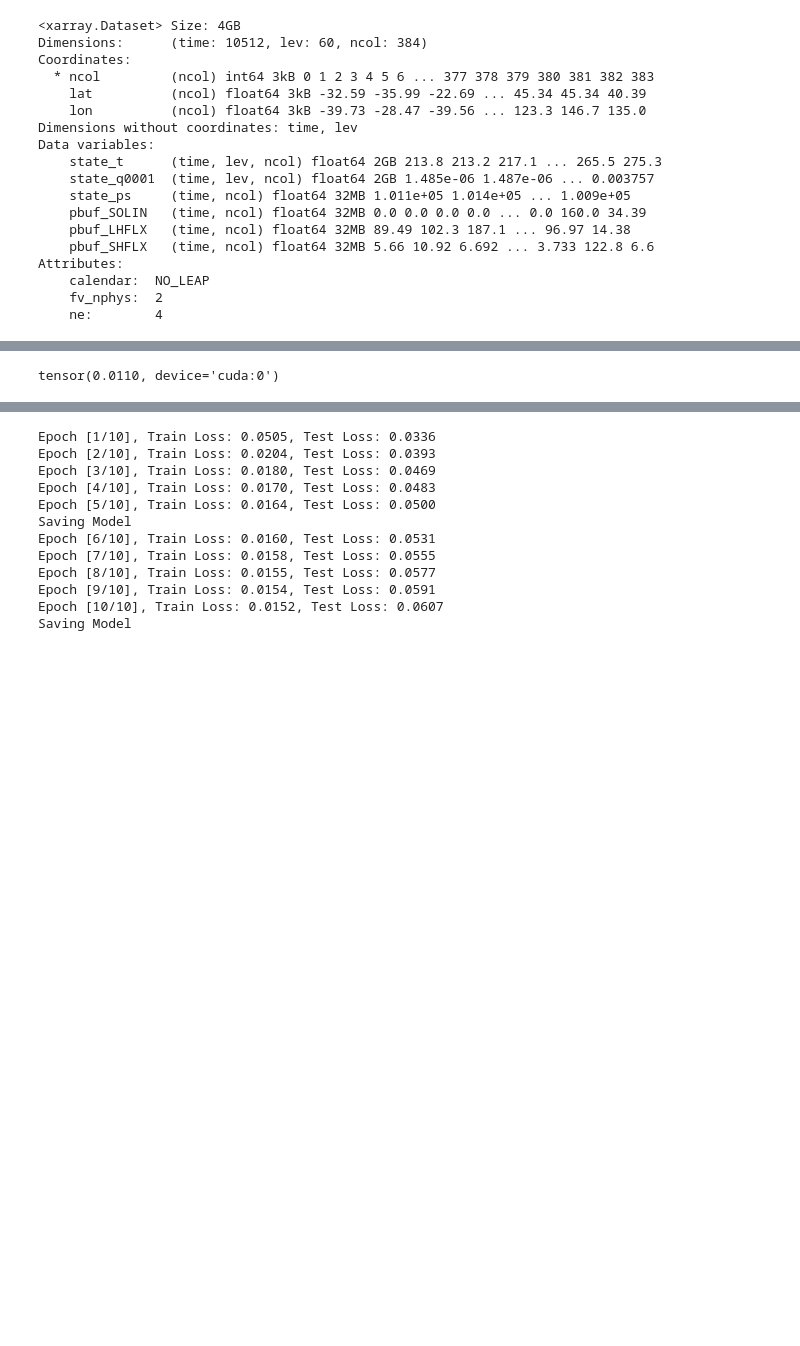
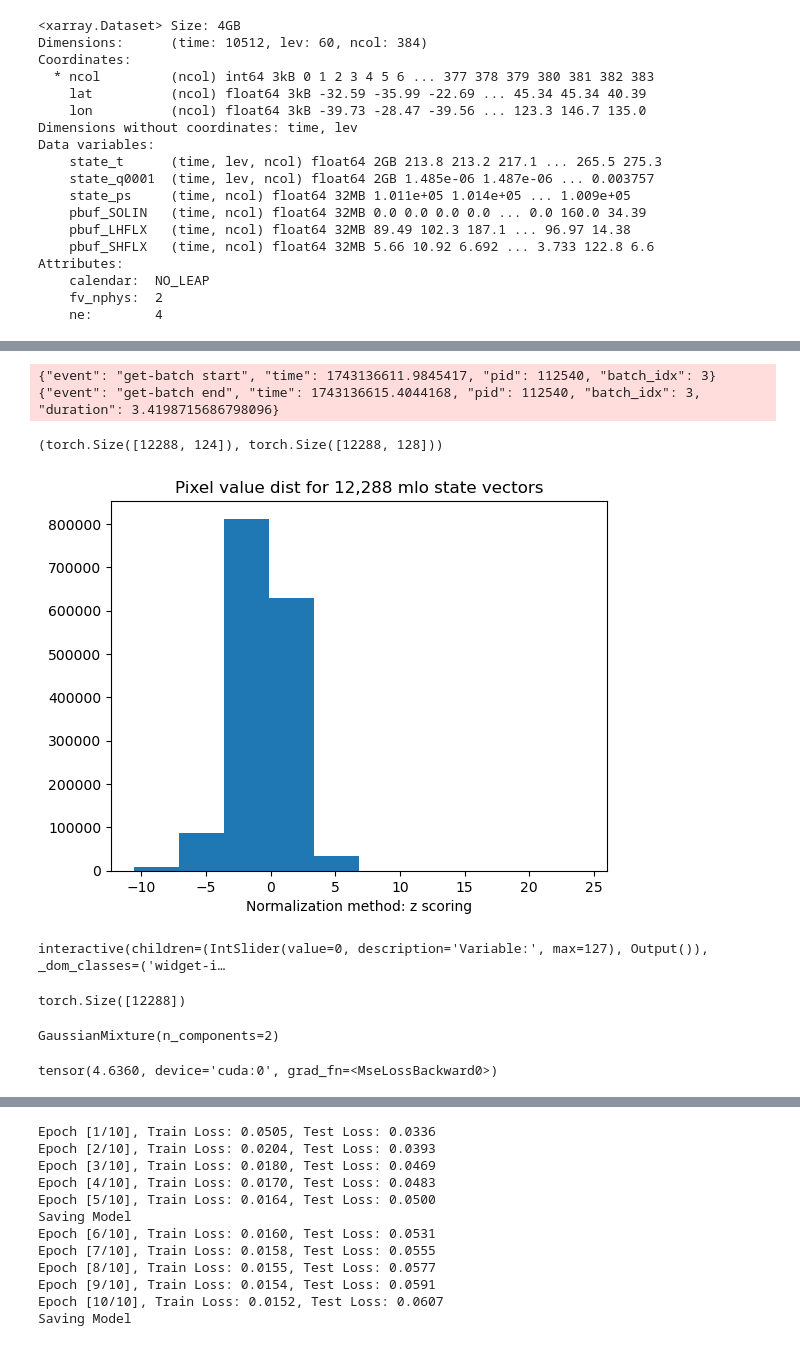
Before and after one commit to SammyAgrawal/diffusion-climsim, a Jupyter notebook: Notebooks/DiffTraining.ipynb, the cells around one changed output, grey strips where cells are left out. Drawn from its saved outputs; the diff is of its cells as text; code cells hidden in the pictures; blank space fills up the shorter version.

Commit message:
did dist training

```diff
--- a/Notebooks/DiffTraining.ipynb
+++ b/Notebooks/DiffTraining.ipynb
@@ -769,0 +590,2 @@ tconfig.ckpt_id = os.path.join(tconfig.log_id, "vanilla.pt")
+# %%
+dsi, dso, dutils = cut.load_raw_dataset(dconfig, return_dutils=True)
@@ -769,0 +594,10 @@ tconfig.ckpt_id = os.path.join(tconfig.log_id, "vanilla.pt")
+# %%
+print(dsi.sizes['time'] * dconfig.train_test_split[0], dsi.sizes['time'] * dconfig.train_test_split[1])
+#train_indices = np.random.randint(50_000, 100_000, size=2048)
+train_dsi, train_dso = dsi.isel(time=slice(0, 2048)), dso.isel(time=slice(0, 2048))
+
+#test_indices = np.random.randint(150_000, 175_000, size=512)
+test_dsi, test_dso = dsi.isel(time=slice(2048, 2560)), dso.isel(time=slice(2048, 2560))
+
+train_ds = data.ClimsimDataset(train_dsi.unify_chunks(), train_dso.unify_chunks(), dutils, dconfig, log=True)
+test_ds = data.ClimsimDataset(test_dsi.unify_chunks(), test_dso.unify_chunks(), dutils, dconfig, log=True)
@@ -769,0 +611,7 @@ tconfig.ckpt_id = os.path.join(tconfig.log_id, "vanilla.pt")
+# %%
+params = asdict(dconfig.dataloader_params)
+params['batch_size'] = 1
+dataloaders = [
+    torch.utils.data.DataLoader(train_ds, collate_fn=data.collate_test_fn, **params),
+    torch.utils.data.DataLoader(test_ds, collate_fn=data.collate_test_fn, **params)
+]
@@ -813,4 +794,47 @@ model = nn.Sequential(
-# %%
-evaluate(model)
-# %% [output]
-tensor(0.0110, device='cuda:0')
+# %%
+batch = next(iter(dataloaders[0]))
+x, y = batch
+x.shape, y.shape
+# %% [output]
+{"event": "get-batch start", "time": 1743136611.9845417, "pid": 112540, "batch_idx": 3}
+{"event": "get-batch end", "time": 1743136615.4044168, "pid": 112540, "batch_idx": 3, "duration": 3.4198715686798096}
+(torch.Size([12288, 124]), torch.Size([12288, 128]))
+# %%
+plt.hist(y.reshape(-1))
+plt.title("Pixel value dist for 12,288 mlo state vectors")
+plt.xlabel("Normalization method: z scoring")
+plt.show()
+# %% [output]
+[figure, added]
+# %%
+
+from ipywidgets import interact, widgets
+
+def variable_dist_viewer(y, cmap='viridis', dataset=dataloaders[1].dataset):
+    # Define interactive plot function
+    def plot_image(variable):
+        plt.hist(y[:, variable].numpy())
+        plt.title(f"Variable {dataset.mlo[variable].item()}")
+        plt.axis("off")
+        plt.show()
+
+    # Create interactive widgets
+    n, d = y.shape
+    variable_slider = widgets.IntSlider(value=0, min=0, max=d-1, step=1, description='Variable:')
+
+    # Display interactive plot
+    interact(plot_image, variable=variable_slider)
+
+# Example usage:
+# images = np.random.rand(100, 128, 16, 24) # Replace with your actual data
+variable_dist_viewer(y)
+# %% [output]
+interactive(children=(IntSlider(value=0, description='Variable:', max=127), Output()), _dom_classes=('widget-i…
+# %%
+y[:,52].shape
+# %% [output]
+torch.Size([12288])
+# %%
+gmm = GaussianMixture(n_components=2)
+# %% [output]
+GaussianMixture(n_components=2)
@@ -816,0 +862,4 @@ tensor(0.0110, device='cuda:0')
+# %%
+loss_fn(y.to(device), y_hat.to(device))
+# %% [output]
+tensor(4.6360, device='cuda:0', grad_fn=<MseLossBackward0>)
```
Also changed, not shown: parts of 50 cells of this notebook, 7 other files.
